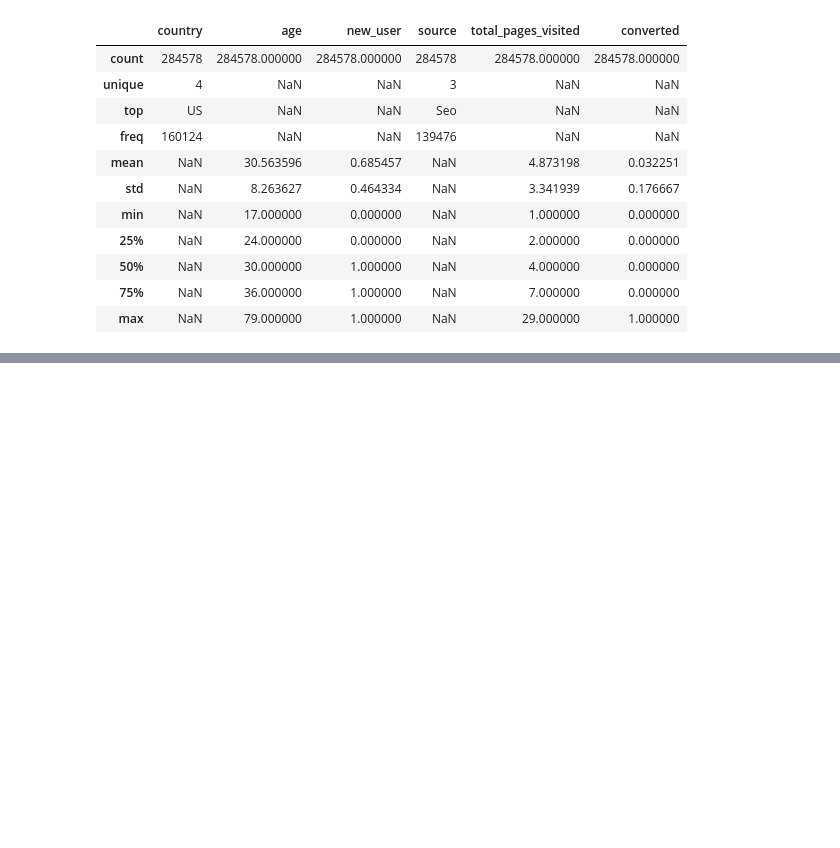
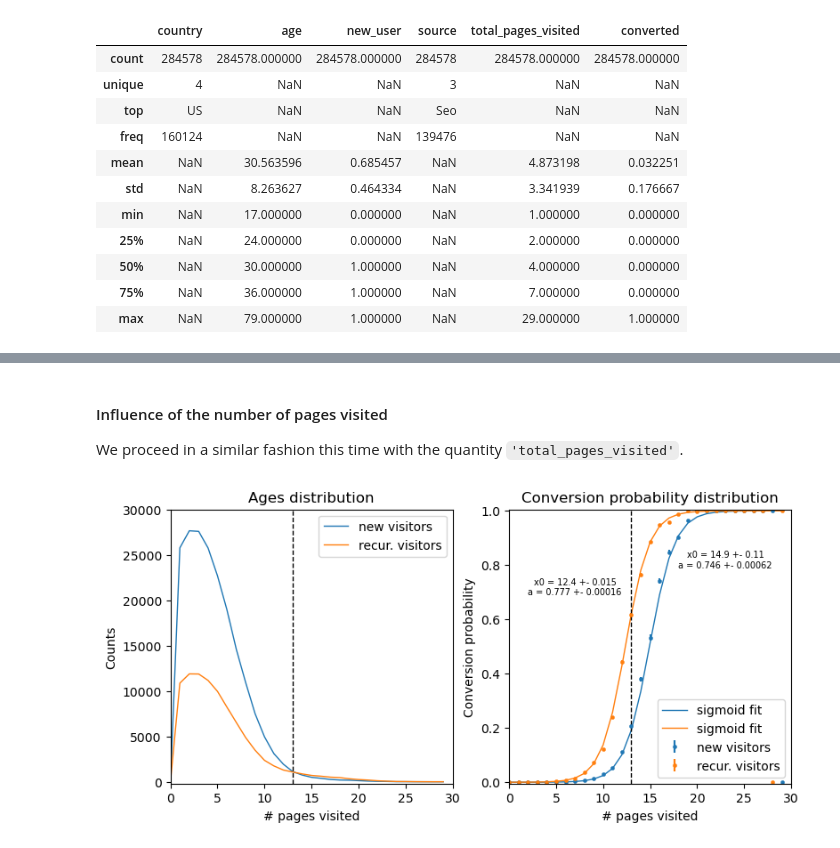
Before and after one commit to netesf13d/jedha-projects, a Jupyter notebook: 03-Machine_Learning/Conversion_rate_challenge/Conversion_rate_challenge.ipynb, the cells around one changed output, grey strips where cells are left out. Saved outputs shown, nothing was run; the diff lists cells and outputs as text; code cells hidden in the pictures; blank space fills up the shorter version.

```diff
--- a/03-Machine_Learning/Conversion_rate_challenge/Conversion_rate_challenge.ipynb
+++ b/03-Machine_Learning/Conversion_rate_challenge/Conversion_rate_challenge.ipynb
@@ -87,0 +286,4 @@ df.describe(include='all')
+# %% [markdown]
+#### Influence of the number of pages visited
+
+We proceed in a similar fashion this time with the quantity `'total_pages_visited'`.
@@ -87,0 +336,48 @@ df.describe(include='all')
+# %%
+fig3, axs3 = plt.subplots(nrows=1, ncols=2, figsize=(9, 4))
+
+axs3[0].plot(npages, page_data['counts_new'], color='tab:blue',
+             linewidth=1, label='new visitors')
+axs3[0].plot(npages, page_data['counts_rec'], color='tab:orange',
+             linewidth=1, label='recur. visitors')
+axs3[0].axvline(13, color='k', linewidth=1, linestyle='--')
+# axs3[0].text(11, 8500, '17 yo\ncutoff', ha='center', va='center')
+axs3[0].set_xlim(0, 30)
+axs3[0].set_ylim(-200, 30000)
+axs3[0].set_title("Ages distribution")
+axs3[0].set_xlabel('# pages visited')
+axs3[0].set_ylabel('Counts')
+axs3[0].legend()
+
+axs3[1].errorbar(npages, page_data['pconv_new'], yerr=page_data['std_pconv_new'],
+                 color='tab:blue', fmt='o', markersize=3, markeredgewidth=0.3,
+                 label='new visitors')
+axs3[1].plot(npages, sigmoid(npages, *popt_new),
+              linewidth=1, color='tab:blue', label='sigmoid fit')
+axs3[1].errorbar(npages, page_data['pconv_rec'], yerr=page_data['std_pconv_rec'],
+                 color='tab:orange', fmt='o', markersize=3, markeredgewidth=0.3,
+                 label='recur. visitors')
+axs3[1].plot(npages, sigmoid(npages, *popt_rec),
+             linewidth=1, color='tab:orange', label='sigmoid fit')
+axs3[1].axvline(13, color='k', linewidth=1, linestyle='--')
+
+new_popt_txt = (f'x0 = {popt_new[0]:.3} +- {pcov_new[0, 0]:.2}\n'
+                f'a = {popt_new[1]:.3} +- {pcov_new[1, 1]:.2}\n')
+axs3[1].text(23, 0.8, new_popt_txt, ha='center', va='center', fontsize=7)
+
+rec_popt_txt = (f'x0 = {popt_rec[0]:.3} +- {pcov_rec[0, 0]:.2}\n'
+                f'a = {popt_rec[1]:.3} +- {pcov_rec[1, 1]:.2}\n')
+axs3[1].text(7, 0.7, rec_popt_txt, ha='center', va='center', fontsize=7)
+
+axs3[1].set_xlim(0, 30)
+axs3[1].set_ylim(-0.005, 1.005)
+# axs3[1].set_yticks([0, 0.05, 0.1, 0.15, 0.2], [0, 5, 10, 15, 20])
+# axs3[1].set_yticks([0, 0.05, 0.1, 0.15, 0.2], minor=True)
+axs3[1].set_title("Conversion probability distribution")
+axs3[1].set_xlabel('# pages visited')
+axs3[1].set_ylabel('Conversion probability')
+axs3[1].legend()
+
+plt.show()
+# %% [output]
+[figure, added]
```
Also changed, not shown: parts of 17 cells of this notebook, 1 other file.
